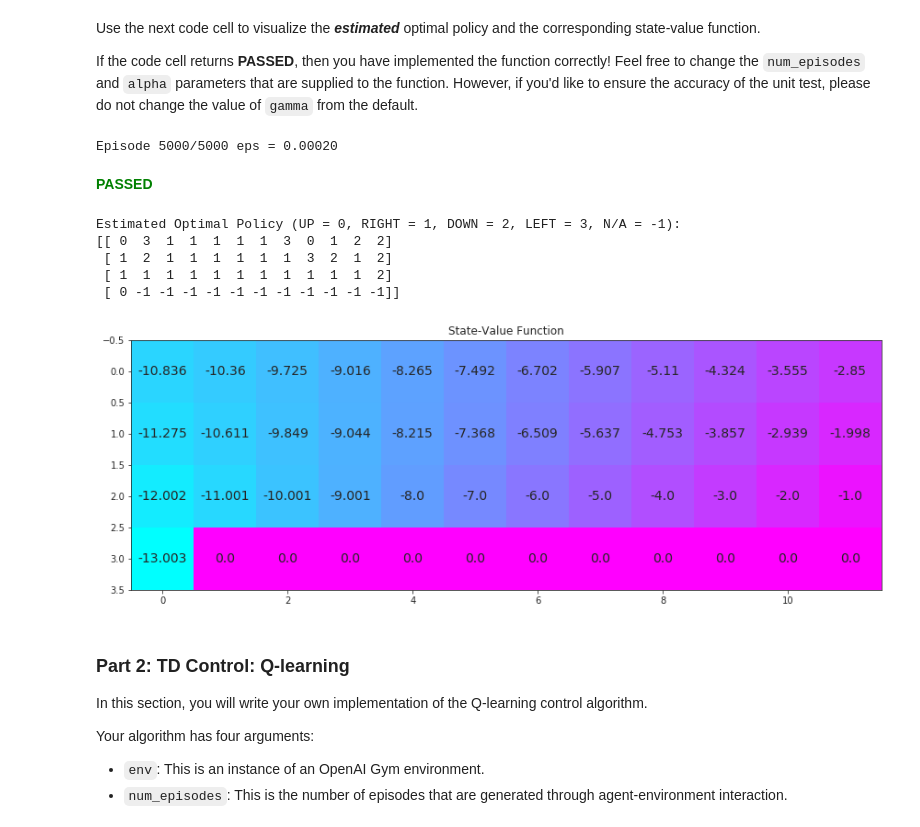
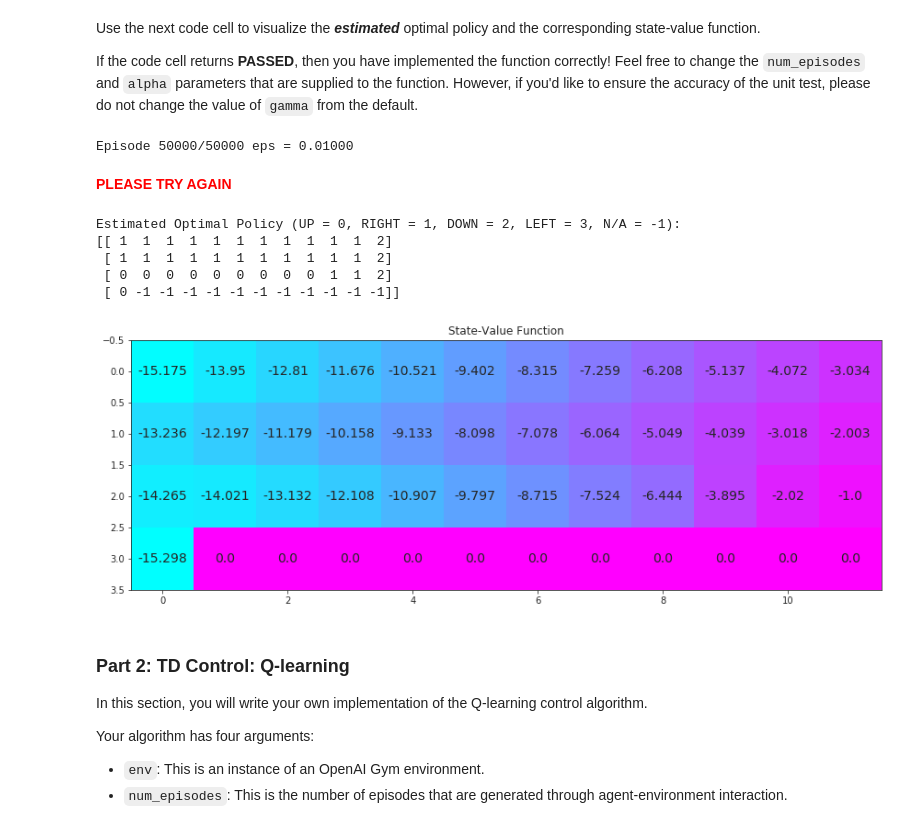
Before and after one commit to TonysCousin/udacity-reinforcement-learning, a Jupyter notebook: temporal_diff/Temporal_Difference.ipynb, the cells around one changed output. Cells and saved outputs as stored; diff of their text form; code cells hidden in the pictures.

```diff
--- a/temporal_diff/Temporal_Difference.ipynb
+++ b/temporal_diff/Temporal_Difference.ipynb
@@ -108,19 +108,17 @@ def sarsa(env, num_episodes, alpha, gamma=1.0):
     Q = defaultdict(lambda: np.zeros(env.nA))
 
     # set epsilon decay params
-    '''
     if num_episodes > 5:
-        ep0 = 0.8
+        ep0 = 0.2
     else:
         ep0 = 0.5
-    epf = 0.05
+    epf = 0.01
     ep_rate = ep0/num_episodes
     epsilon = ep0
-    '''
 
     # loop over episodes
     for i_episode in range(1, num_episodes+1):
-        epsilon = 1.0/i_episode
+        #epsilon = 1.0/i_episode # used by the instructor
 
         # monitor progress
         if i_episode % 100 == 0:
@@ -165,11 +163,9 @@ def sarsa(env, num_episodes, alpha, gamma=1.0):
             a_cur = a_next
 
         # decay epsilon for next episode
-        '''
         epsilon -= ep_rate
         if epsilon < epf:
             epsilon = epf
-        '''
 
     return Q
 # %% [markdown]
@@ -178,26 +174,26 @@ Use the next code cell to visualize the **_estimated_** optimal policy and the c
 If the code cell returns **PASSED**, then you have implemented the function correctly!  Feel free to change the `num_episodes` and `alpha` parameters that are supplied to the function.  However, if you'd like to ensure the accuracy of the unit test, please do not change the value of `gamma` from the default.
 # %%
 # obtain the estimated optimal policy and corresponding action-value function
-Q_sarsa = sarsa(env, 5000, 0.01)
+Q_sarsa = sarsa(env, 50000, 0.01)
 
 # print the estimated optimal policy
 policy_sarsa = np.array([np.argmax(Q_sarsa[key]) if key in Q_sarsa else -1 for key in np.arange(48)]).reshape(4,12)
 check_test.run_check('td_control_check', policy_sarsa)
 print("\nEstimated Optimal Policy (UP = 0, RIGHT = 1, DOWN = 2, LEFT = 3, N/A = -1):")
 print(policy_sarsa)
 
 # plot the estimated optimal state-value function
 V_sarsa = ([np.max(Q_sarsa[key]) if key in Q_sarsa else 0 for key in np.arange(48)])
 plot_values(V_sarsa)
 # %% [output]
-Episode 5000/5000 eps = 0.00020
+Episode 50000/50000 eps = 0.01000
-**<span style="color: green;">PASSED</span>**
+**<span style="color: red;">PLEASE TRY AGAIN</span>**
 Estimated Optimal Policy (UP = 0, RIGHT = 1, DOWN = 2, LEFT = 3, N/A = -1):
-[[ 0  3  1  1  1  1  1  3  0  1  2  2]
- [ 1  2  1  1  1  1  1  1  3  2  1  2]
+[[ 1  1  1  1  1  1  1  1  1  1  1  2]
  [ 1  1  1  1  1  1  1  1  1  1  1  2]
+ [ 0  0  0  0  0  0  0  0  0  1  1  2]
  [ 0 -1 -1 -1 -1 -1 -1 -1 -1 -1 -1 -1]]
-[figure, old version]
+[figure, new version]
 # %% [markdown]
 ### Part 2: TD Control: Q-learning
 
```
Also changed, not shown: parts of 5 cells of this notebook.
